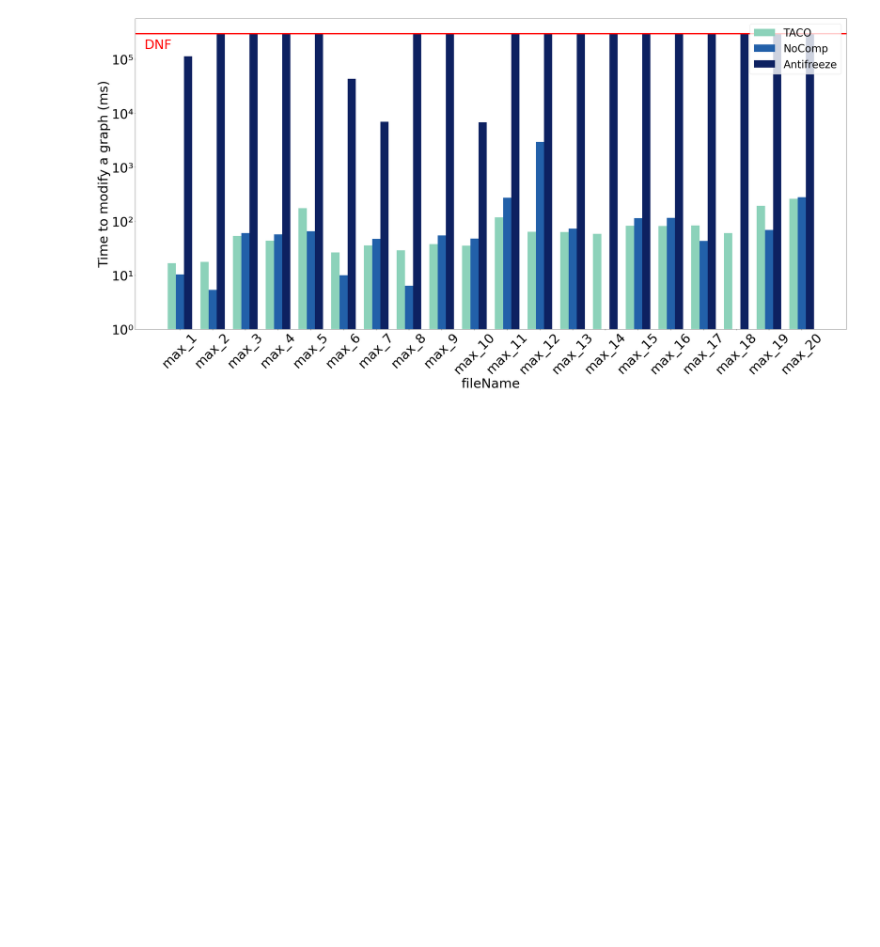
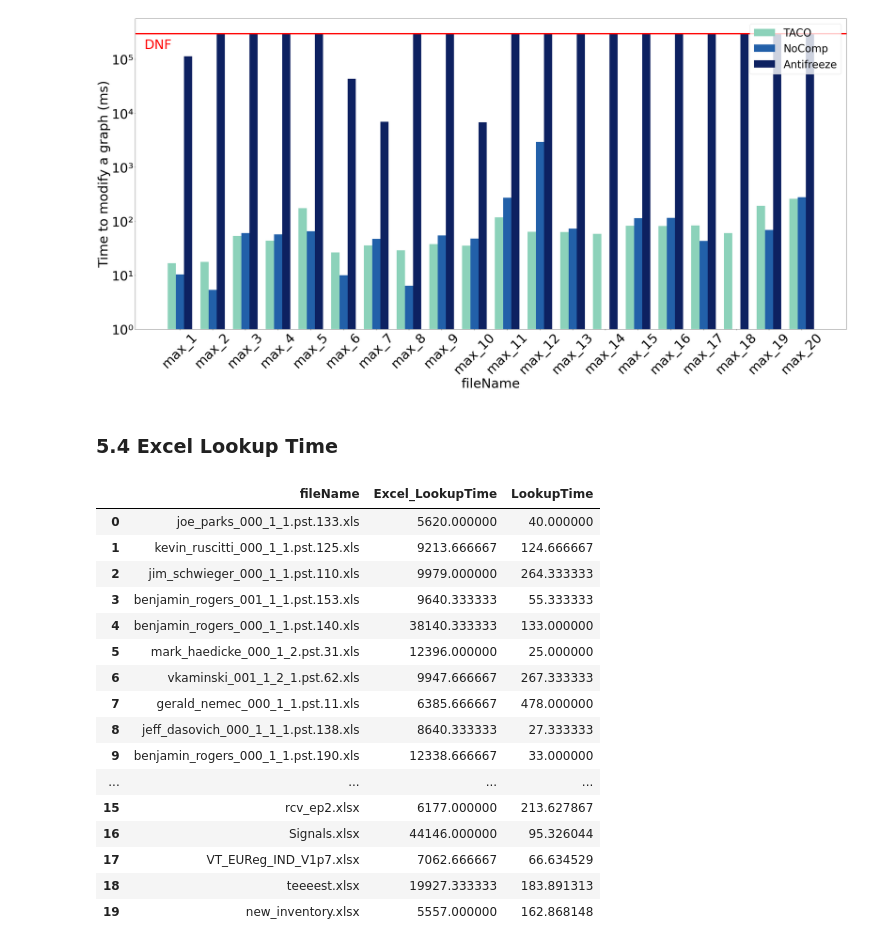
Before and after one commit to dataspread/SpreadsheetAnalyzer, a Jupyter notebook: test_result_analysis.ipynb, the cells around one changed output. Saved outputs shown, nothing was run; the diff lists cells and outputs as text; code cells hidden in the pictures; blank space fills up the shorter version.

```diff
--- a/test_result_analysis.ipynb
+++ b/test_result_analysis.ipynb
@@ -1101,3 +1130,5 @@ plot_bar_chart(modify_compare,
               )
 # %% [output]
 [figure]
+# %% [markdown]
+### 5.4 Excel Lookup Time
@@ -1103,0 +1143,21 @@ plot_bar_chart(modify_compare,
+# %%
+excel_lookup_compare = pd.concat([excel_enron_compare, excel_github_compare]).reset_index(drop=True)
+excel_lookup_compare
+# %% [output]
+|  | fileName | Excel_LookupTime | LookupTime |
+| 0 | joe_parks_000_1_1.pst.133.xls | 5620.000000 | 40.000000 |
+| 1 | kevin_ruscitti_000_1_1.pst.125.xls | 9213.666667 | 124.666667 |
+| 2 | jim_schwieger_000_1_1.pst.110.xls | 9979.000000 | 264.333333 |
+| 3 | benjamin_rogers_001_1_1.pst.153.xls | 9640.333333 | 55.333333 |
+| 4 | benjamin_rogers_000_1_1.pst.140.xls | 38140.333333 | 133.000000 |
+| 5 | mark_haedicke_000_1_2.pst.31.xls | 12396.000000 | 25.000000 |
+| 6 | vkaminski_001_1_2_1.pst.62.xls | 9947.666667 | 267.333333 |
+| 7 | gerald_nemec_000_1_1.pst.11.xls | 6385.666667 | 478.000000 |
+| 8 | jeff_dasovich_000_1_1_1.pst.138.xls | 8640.333333 | 27.333333 |
+| 9 | benjamin_rogers_000_1_1.pst.190.xls | 12338.666667 | 33.000000 |
+| ... | ... | ... | ... |
+| 15 | rcv_ep2.xlsx | 6177.000000 | 213.627867 |
+| 16 | Signals.xlsx | 44146.000000 | 95.326044 |
+| 17 | VT_EUReg_IND_V1p7.xlsx | 7062.666667 | 66.634529 |
+| 18 | teeeest.xlsx | 19927.333333 | 183.891313 |
+| 19 | new_inventory.xlsx | 5557.000000 | 162.868148 |
```
Also changed, not shown: parts of 8 cells of this notebook.
